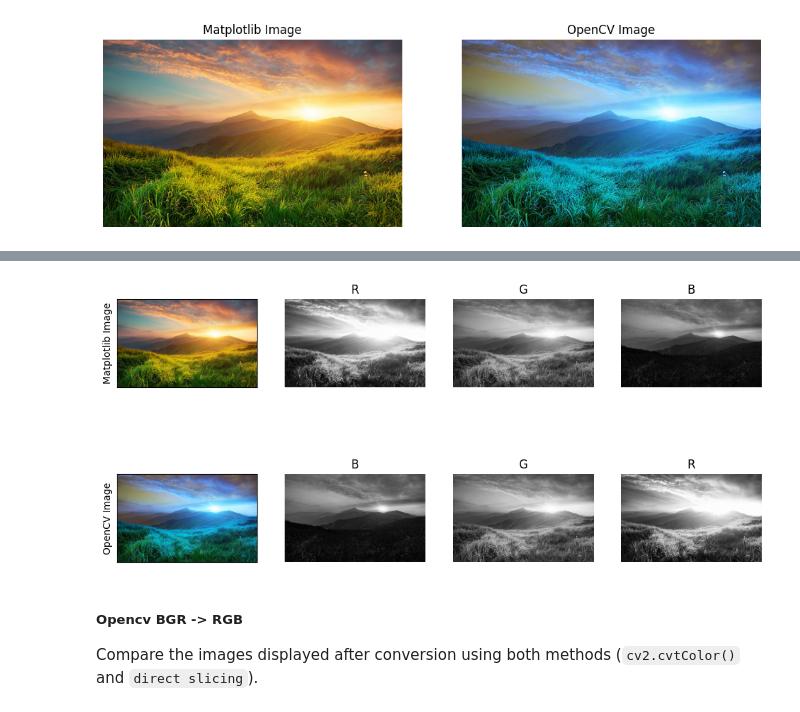
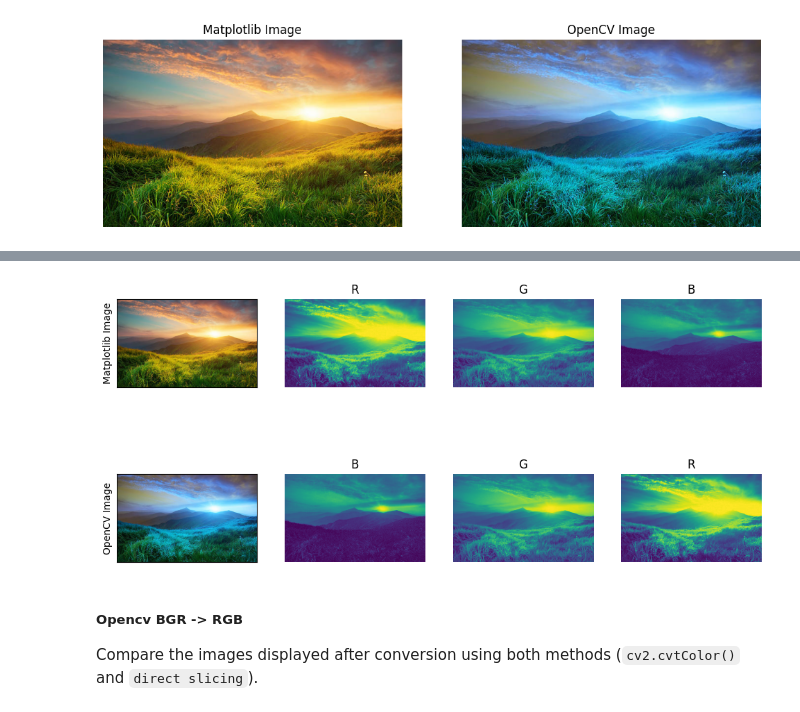
Before and after one commit to louiskub/Image-Processing-Course-2025, a Jupyter notebook: Lab1_image-representation/Lab1_1.ipynb, the cells around one changed output, grey strips where cells are left out. Cells and saved outputs as stored; diff of their text form; code cells hidden in the pictures.

```diff
--- a/Lab1_image-representation/Lab1_1.ipynb
+++ b/Lab1_image-representation/Lab1_1.ipynb
@@ -77,36 +77,36 @@ Examine the grayscale representations of individual color channels for each libr
 fig, axs = plt.subplots(2, 4, figsize=(12, 6))
 axs[0,0].imshow(mpl_img)
 axs[0,0].set_ylabel('Matplotlib Image')
 # axs[0,0].axis('off')
 
 axs[1,0].imshow(cv_img)
 axs[1,0].set_ylabel('OpenCV Image')
 # axs[1,0].axis('off')
 
 for i in range(2):
     axs[i, 0].set_xticks([])
     axs[i, 0].set_yticks([])
 
 name_map = {
     'mpl': 'RGB',
     'cv': 'BGR'
 }
 
 for i in range(1, 4):
     axs[0, i].set_title(name_map['mpl'][i-1])
-    axs[0, i].imshow(mpl_img[:, :, i-1], cmap='gray')
+    axs[0, i].imshow(mpl_img[:, :, i-1], cmap='viridis')
     axs[0, i].axis('off')
 
 for i in range(1, 4):
     axs[1, i].set_title(name_map['cv'][i-1])
-    axs[1, i].imshow(cv_img[:, :, i-1], cmap='gray')
+    axs[1, i].imshow(cv_img[:, :, i-1], cmap='viridis')
     axs[1, i].axis('off')
 
 
 plt.show()
 ### END CODE HERE ###
 # %% [output]
-[figure, old version]
+[figure, new version]
 # %% [markdown]
 ##### Opencv BGR -> RGB
 Compare the images displayed after conversion using both methods (`cv2.cvtColor()` and `direct slicing`).
```
Also changed, not shown: 5 other files.
